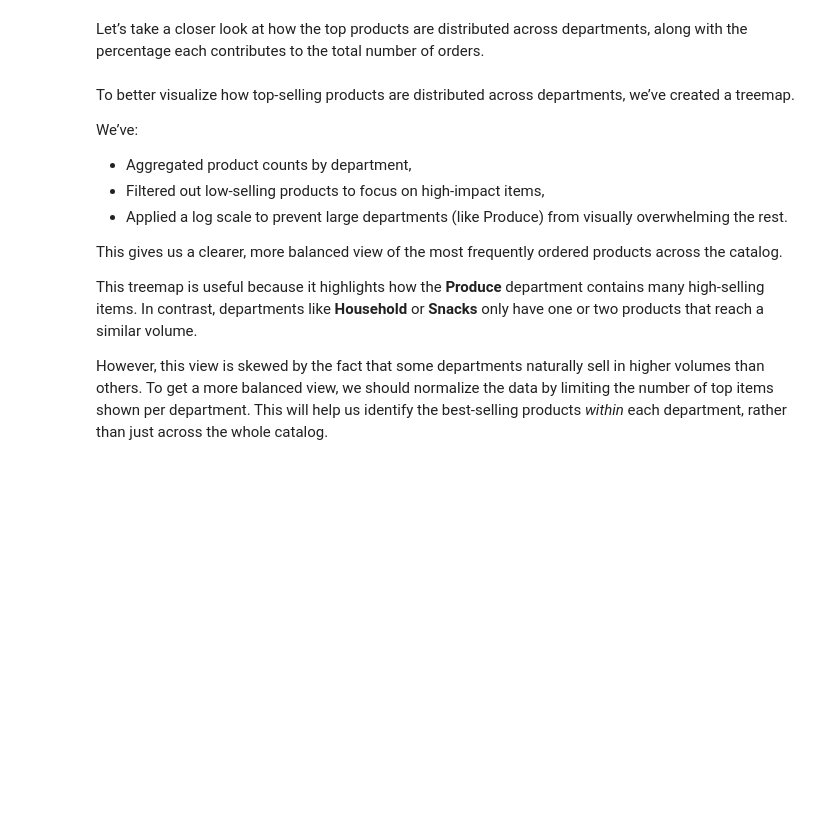
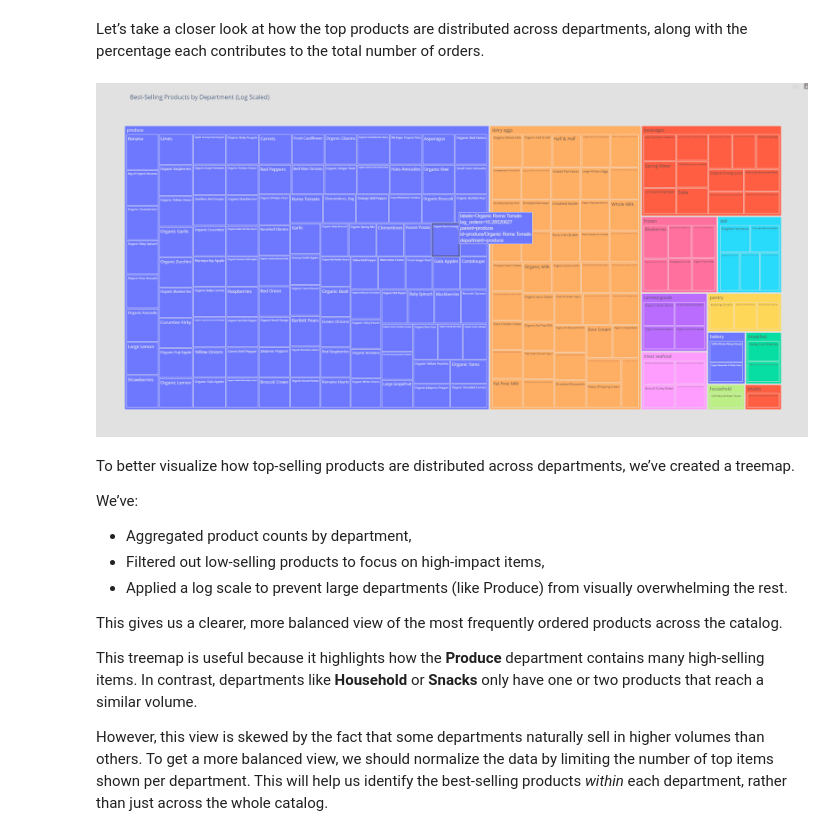
Before and after one commit to JCMontalbo/instacart-analysis, a Jupyter notebook: InstacartAnalysis.ipynb, the cells around one changed output. Cells and saved outputs as stored; diff of their text form; code cells hidden in the pictures; blank space fills up the shorter version.

Commit message:
Add files via upload
Added extra images for not rendering graphs

```diff
--- a/InstacartAnalysis.ipynb
+++ b/InstacartAnalysis.ipynb
@@ -409,6 +410,10 @@ fig = px.treemap(
 
 fig.update_layout(showlegend=False)
 fig.show()
+# %%
+display(Image("topsellingAll.png", width = 1500))
+# %% [output]
+[figure, added]
 # %% [markdown]
 To better visualize how top-selling products are distributed across departments, we’ve created a treemap.
 
```
Also changed, not shown: parts of 3 cells of this notebook.
